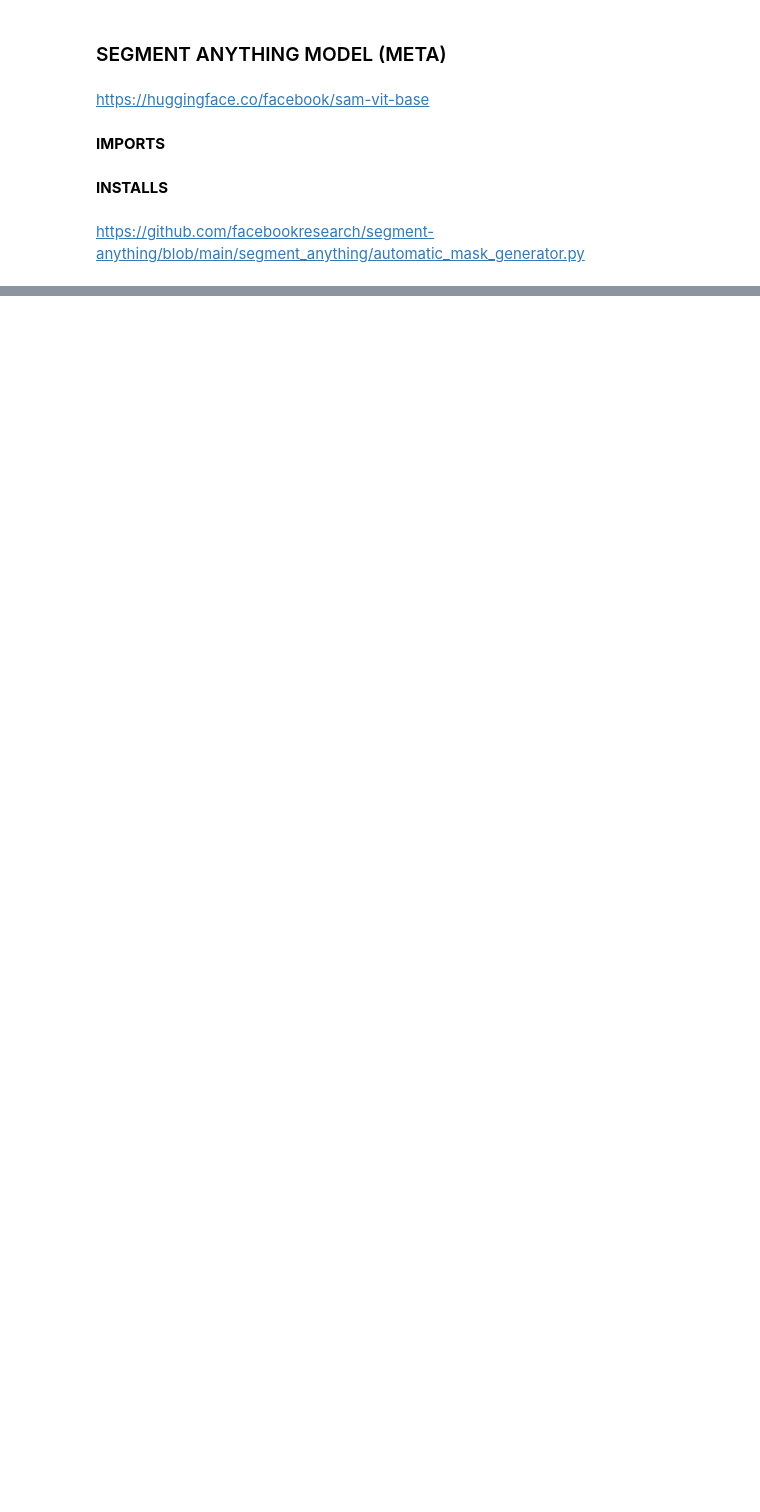
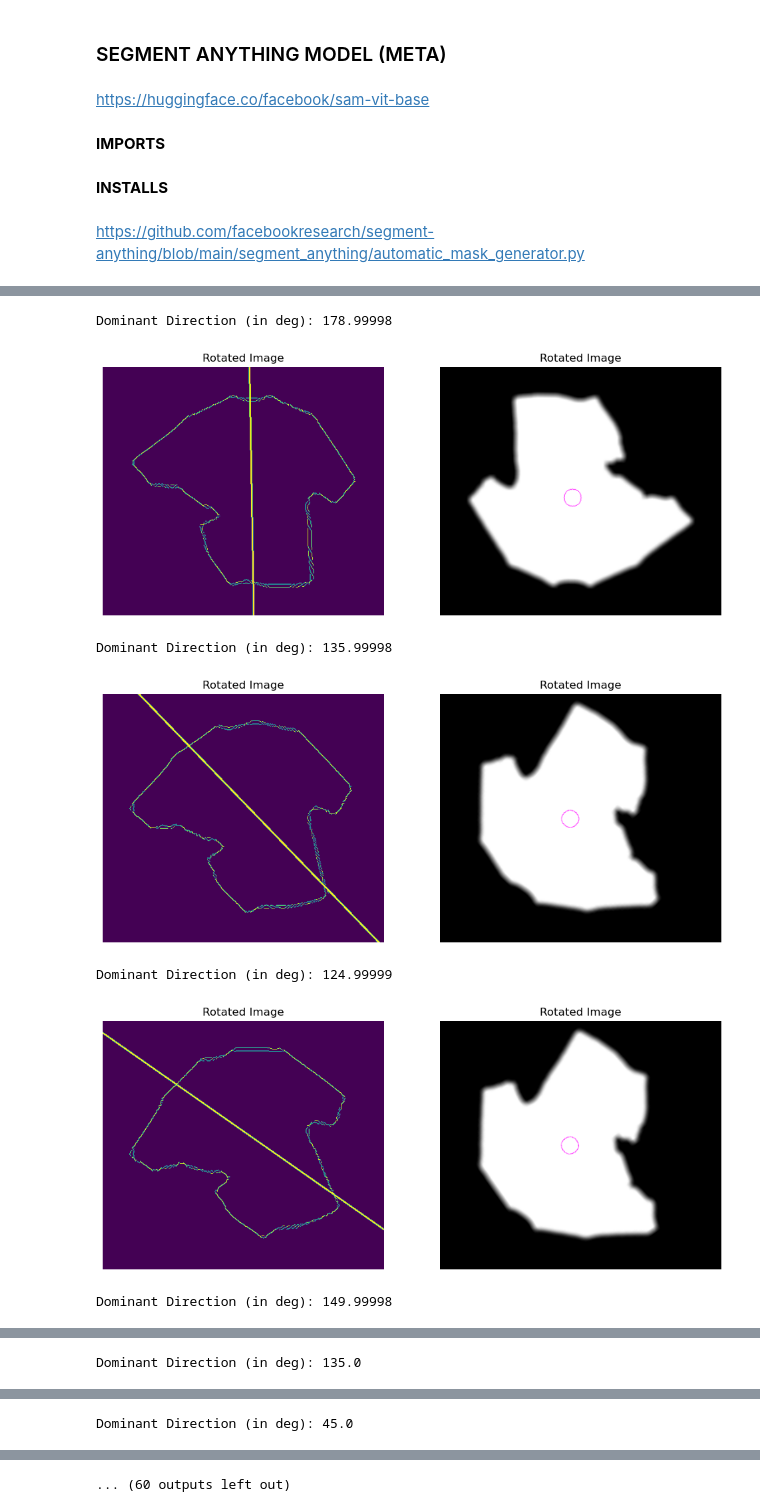
Before and after one commit to kohnmart/master-projekt, a Jupyter notebook: notebooks/pytorch/segmentation/sam_segmentation.ipynb, the cells around one changed output, grey strips where cells are left out. Saved outputs shown, nothing was run; the diff lists cells and outputs as text; code cells hidden in the pictures; blank space fills up the shorter version.

```diff
--- a/notebooks/pytorch/segmentation/sam_segmentation.ipynb
+++ b/notebooks/pytorch/segmentation/sam_segmentation.ipynb
@@ -591,0 +283,45 @@ Average Angle:  46.98212294177437
+# %%
+
+# Convert the colored mask image to grayscale
+mask = cropped_mask
+
+# Get the center of the mask image
+center = (mask.shape[1] // 2, mask.shape[0] // 2)
+
+# Define the angle steps
+angle_step = 10
+
+# Rotate the mask image in 360 degrees with steps of 10 degrees
+rotated_masks = []
+for angle in range(0, 360, angle_step):
+    # Rotate the mask image
+    rotation_matrix = cv2.getRotationMatrix2D(center, angle, 1)
+    rotated_mask = cv2.warpAffine(mask, rotation_matrix, (mask.shape[1], mask.shape[0]), flags=cv2.INTER_NEAREST)
+    rotated_masks.append(rotated_mask)
+
+# # Plot the rotated mask samples
+# num_samples = len(rotated_masks)
+# rows = (num_samples + 4) // 5
+# cols = min(num_samples, 5)
+# plt.figure(figsize=(cols * 3, rows * 3))
+
+# for i, rotated_mask in enumerate(rotated_masks, start=1):
+#     plt.subplot(rows, cols, i)
+#     plt.imshow(rotated_mask, cmap='gray')
+#     plt.title(f'Rotation: {i * angle_step}°')
+#     plt.axis('off')
+
+# plt.tight_layout()
+# plt.show()
+
+
+for rotated_mask in rotated_masks:
+    compute_lines(rotated_mask)
+# %% [output]
+Dominant Direction (in deg): 178.99998
+[figure, added]
+Dominant Direction (in deg): 135.99998
+[figure, added]
+Dominant Direction (in deg): 124.99999
+[figure, added]
+Dominant Direction (in deg): 149.99998
@@ -591,0 +329 @@ Average Angle:  46.98212294177437
+Dominant Direction (in deg): 135.0
@@ -591,0 +331 @@ Average Angle:  46.98212294177437
+Dominant Direction (in deg): 45.0
@@ -591,0 +333 @@ Average Angle:  46.98212294177437
+... (60 outputs left out)
```
Also changed, not shown: parts of 11 cells of this notebook, 4 other files.
